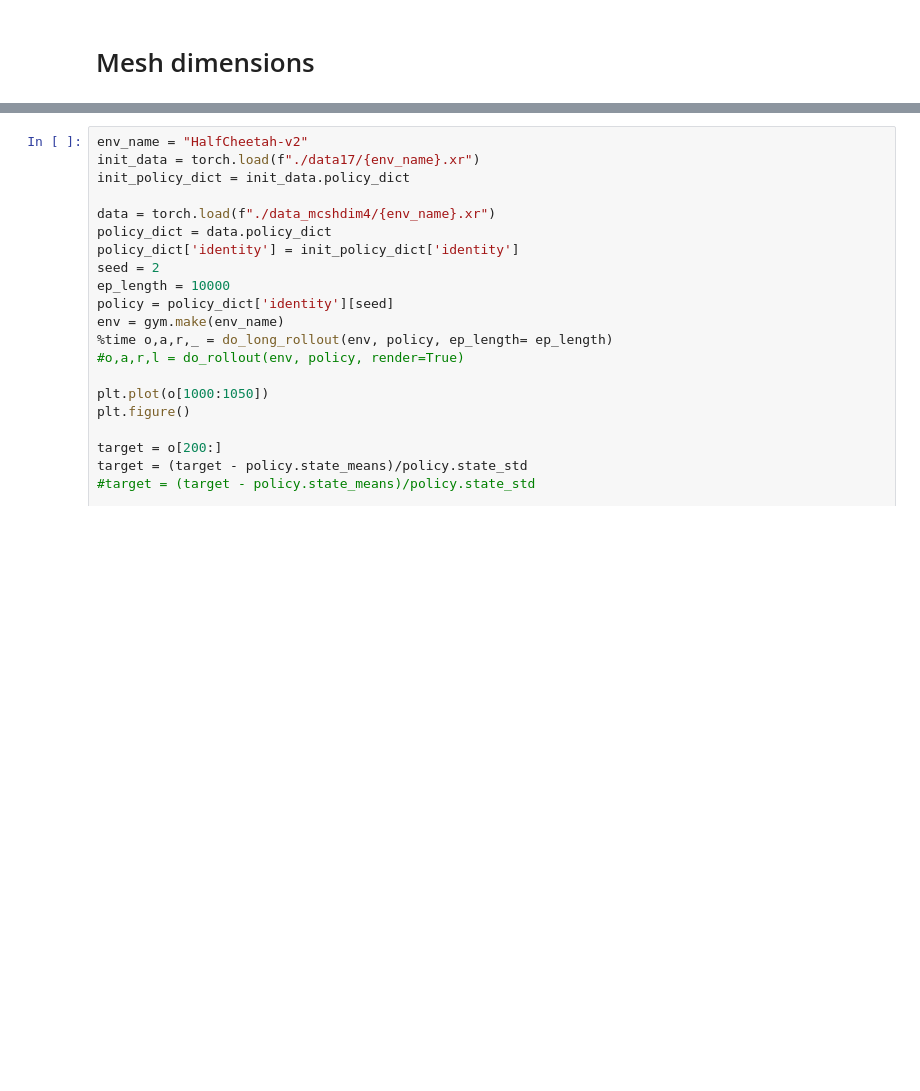
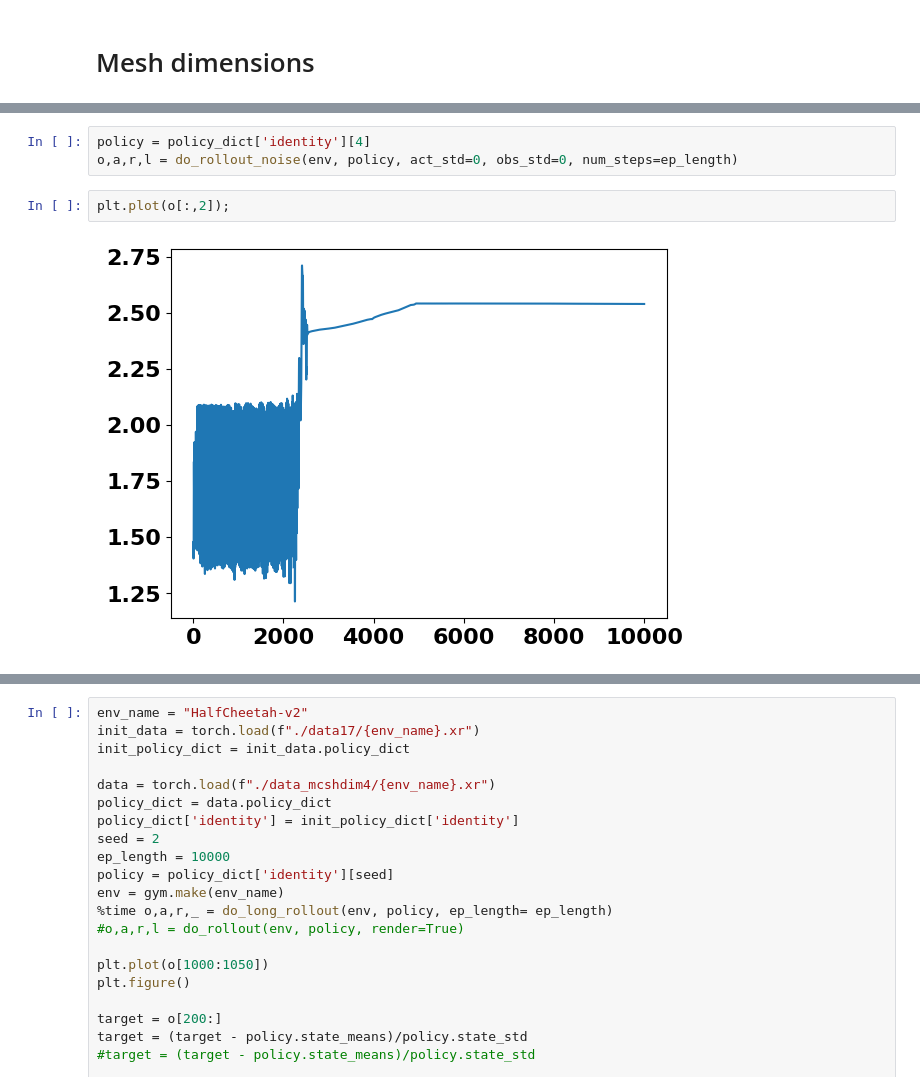
Before and after one commit to sgillen/fractal_rl, a Jupyter notebook: src/make_plots_and_tables.ipynb, the cells around one changed output, grey strips where cells are left out. Saved outputs shown, nothing was run; the diff lists cells and outputs as text; blank space fills up the shorter version.

```diff
--- a/src/make_plots_and_tables.ipynb
+++ b/src/make_plots_and_tables.ipynb
@@ -299 +338,8 @@ for env_name, init_name in zip(env_names, init_names):
+# %%
+policy = policy_dict['identity'][4]
+o,a,r,l = do_rollout_noise(env, policy, act_std=0, obs_std=0, num_steps=ep_length)
+# %%
+plt.plot(o[:,2]);
+# %% [output]
+[figure, added]
 # %%
```
Also changed, not shown: parts of 6 cells of this notebook, 5 other files.
